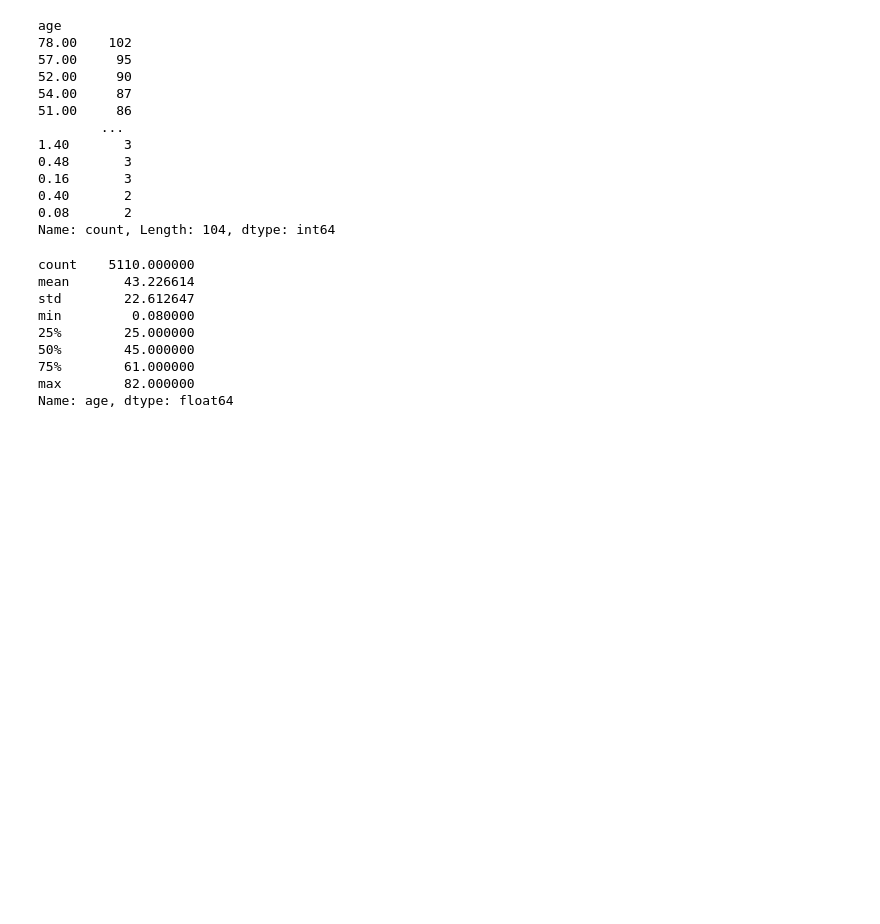
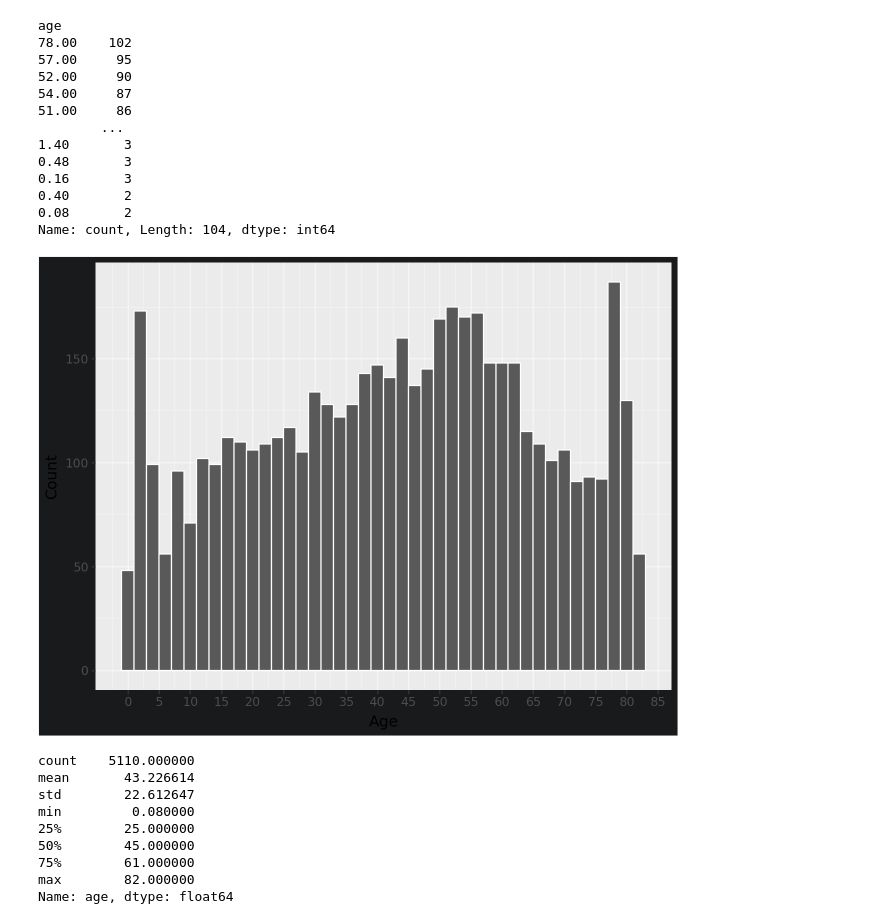
Before and after one commit to idowein/data-science-course-HIT, a Jupyter notebook: HW2/EDA_stroke_dataset.ipynb, the cells around one changed output. Saved outputs shown, nothing was run; the diff lists cells and outputs as text; code cells hidden in the pictures; blank space fills up the shorter version.

```diff
--- a/HW2/EDA_stroke_dataset.ipynb
+++ b/HW2/EDA_stroke_dataset.ipynb
@@ -260,6 +280,19 @@ age
 0.40       2
 0.08       2
 Name: count, Length: 104, dtype: int64
+# %%
+(
+    pln.ggplot(df, pln.aes(x="age"))
+    + pln.geom_histogram(
+        binwidth=2, color="white"
+    )
+    + pln.scale_x_continuous(
+        breaks=range(0, 90, 5)
+    )  # מציג רק: 0, 10, 20, 30... 80
+    + pln.labs(x="Age", y="Count")
+)
+# %% [output]
+[figure, added]
 # %%
 df["age"].describe()
 # %% [output]
```
Also changed, not shown: parts of 5 cells of this notebook.
